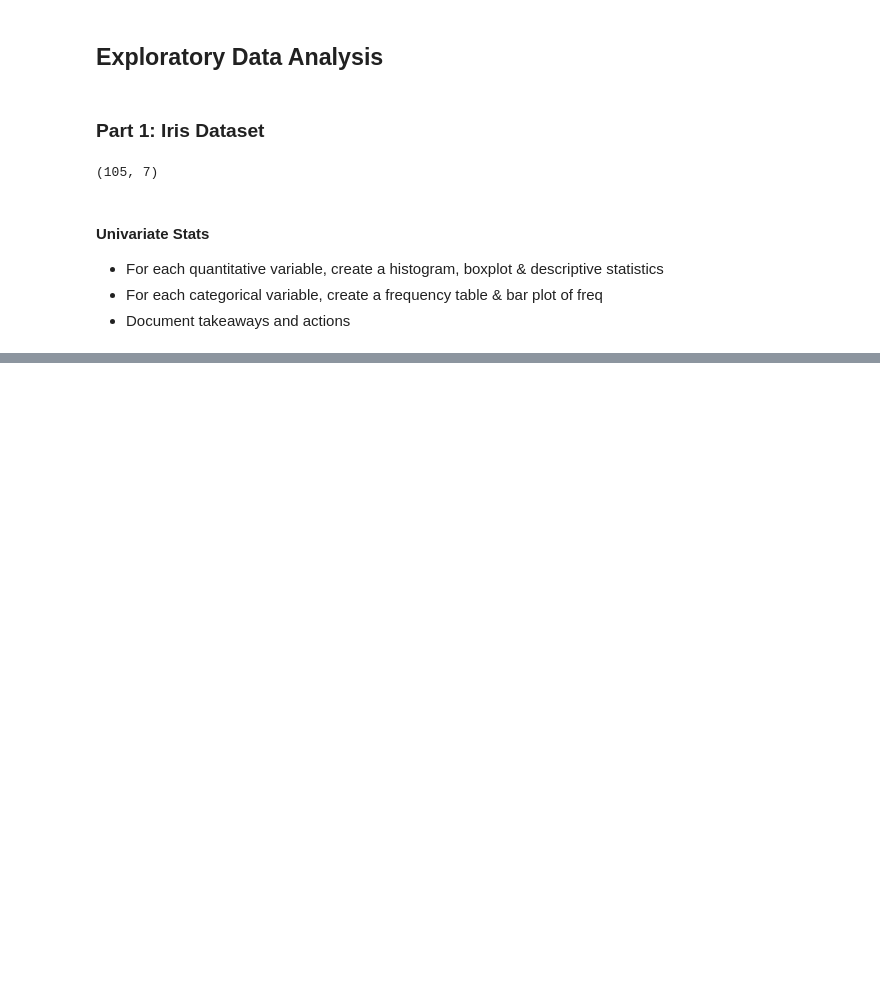
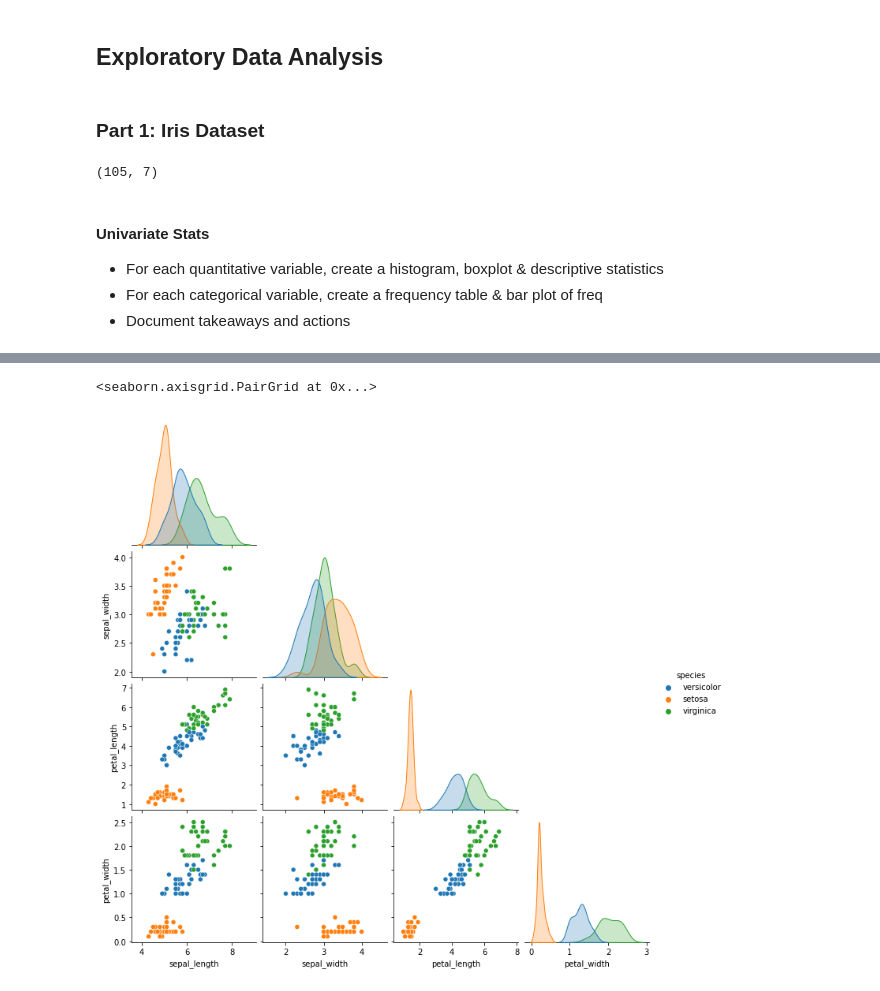
Before and after one commit to Cayt-Schlichting/classification-exercises, a Jupyter notebook: classification_exercises.ipynb, the cells around one changed output, grey strips where cells are left out. Saved outputs shown, nothing was run; the diff lists cells and outputs as text; code cells hidden in the pictures; blank space fills up the shorter version.

```diff
--- a/classification_exercises.ipynb
+++ b/classification_exercises.ipynb
@@ -1136,0 +1211,6 @@ plt.tight_layout()
+# %%
+#compare each measurement, colorized w/ species
+sns.pairplot(data=tr.iloc[:,0:5],hue="species",corner=True)
+# %% [output]
+<seaborn.axisgrid.PairGrid at 0x...>
+[figure, added]
```
Also changed, not shown: parts of 43 cells of this notebook.
